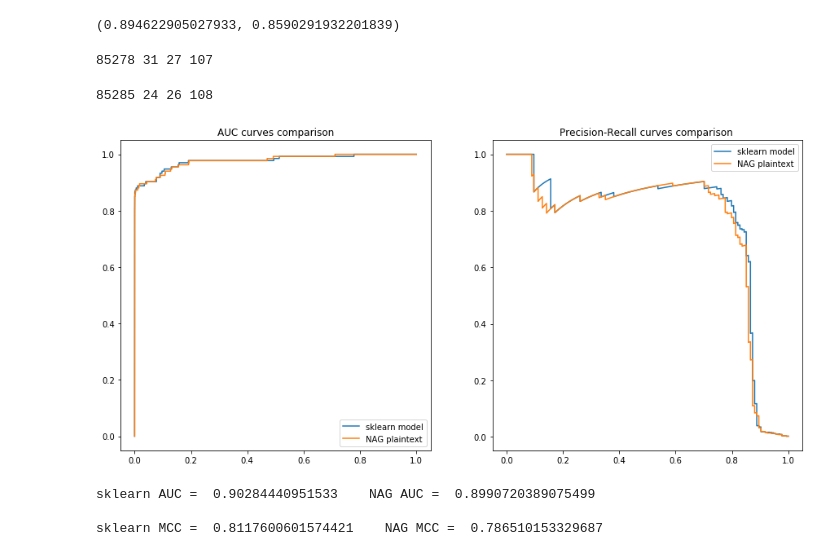
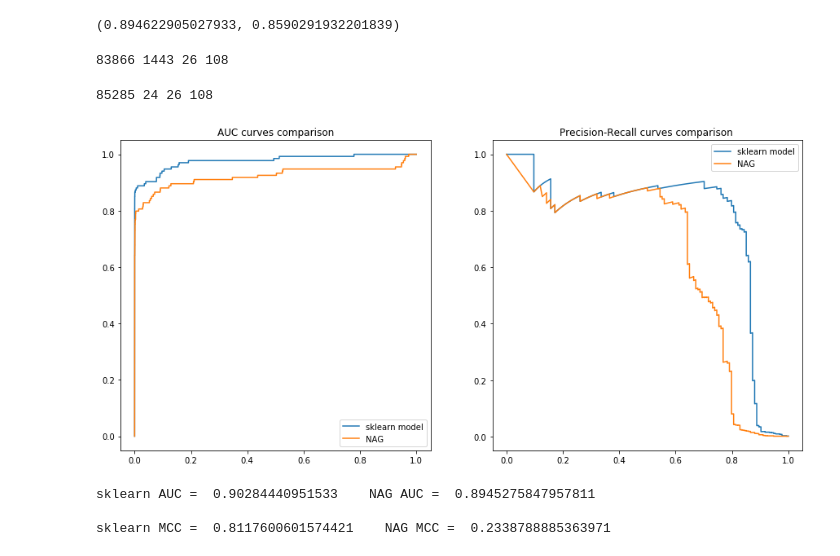
Before and after one commit to adi-ar/Nesterov-Accelerated-Gradient-with-NumPy, a Jupyter notebook: Gradient_Descent.ipynb, the cells around one changed output. Drawn from its saved outputs; the diff is of its cells as text; code cells hidden in the pictures.

```diff
--- a/Gradient_Descent.ipynb
+++ b/Gradient_Descent.ipynb
@@ -175,6 +176,10 @@ for i in range(max_iter):
     elif i == max_iter-1:
         print("failed to converge in max iterations")
         break
+    elif i>100:
+        if error[i-100]-error[i] < pow(10,-100) * error[i-100]:
+            print("Error stabilized; Early-Stopping Gradient Descent!")
+            break
     else:
 #         print("update beta with updated step")
         beta = beta.add(step)
@@ -270,7 +272,7 @@ nag_test_fpr, nag_test_tpr, _ = roc_curve(y_test, test_sig)
 nag_test_precision, nag_test_recall, _ = precision_recall_curve(y_test, test_sig)
 print(tn_test, fp_test, fn_test, tp_test)
 # %% [output]
-85278 31 27 107
+83866 1443 26 108
 # %%
 ## Evaluate sklearn model for test data
 # %%
@@ -290,26 +292,26 @@ print(tn_test, fp_test, fn_test, tp_test)
 # %%
 ## Print Evaluation and plot
 
 fig = plt.figure(figsize = (15,7))
 
 plt.subplot(1, 2, 1)
 plt.plot(sk_test_fpr,sk_test_tpr, label = 'sklearn model')
-plt.plot(nag_test_fpr, nag_test_tpr, label = 'NAG plaintext')
+plt.plot(nag_test_fpr, nag_test_tpr, label = 'NAG')
 plt.legend(loc='best')
 plt.title("AUC curves comparison")
 
 plt.subplot(1, 2, 2)
 plt.plot(sk_test_recall, sk_test_precision, label = 'sklearn model')
-plt.plot(nag_test_recall, nag_test_precision, label = 'NAG plaintext')
+plt.plot(nag_test_recall, nag_test_precision, label = 'NAG')
 plt.legend(loc='best')
 plt.title("Precision-Recall curves comparison ")
 plt.savefig('./sk_nag_evaluation.png', dpi = 100)
 plt.show()
 
 print("sklearn AUC = ", sk_test_auc, "   NAG AUC = ", nag_test_auc,"\n")
 print("sklearn MCC = ", sk_test_mcc, "   NAG MCC = ", nag_test_mcc)
 # %% [output]
-[figure, old version]
+[figure, new version]
-sklearn AUC =  0.90284440951533    NAG AUC =  0.8990720389075499
+sklearn AUC =  0.90284440951533    NAG AUC =  0.8945275847957811
 
-sklearn MCC =  0.8117600601574421    NAG MCC =  0.786510153329687
+sklearn MCC =  0.8117600601574421    NAG MCC =  0.2338788885363971
```
Also changed, not shown: parts of 4 cells of this notebook.
